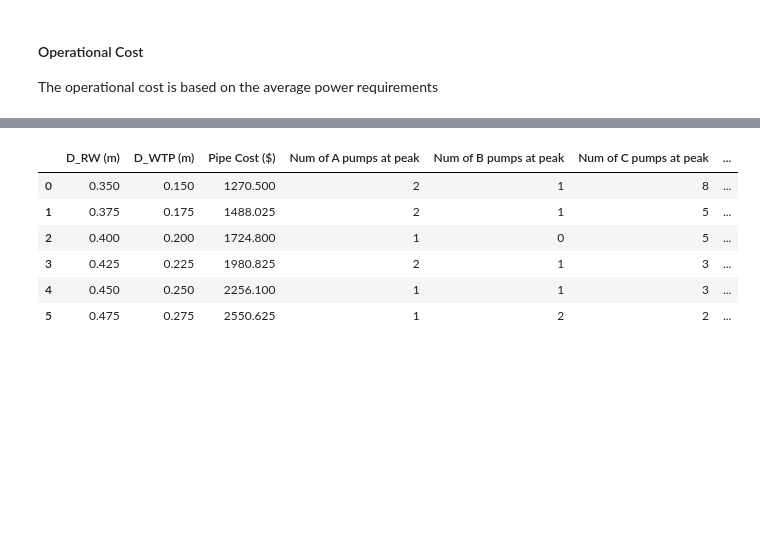
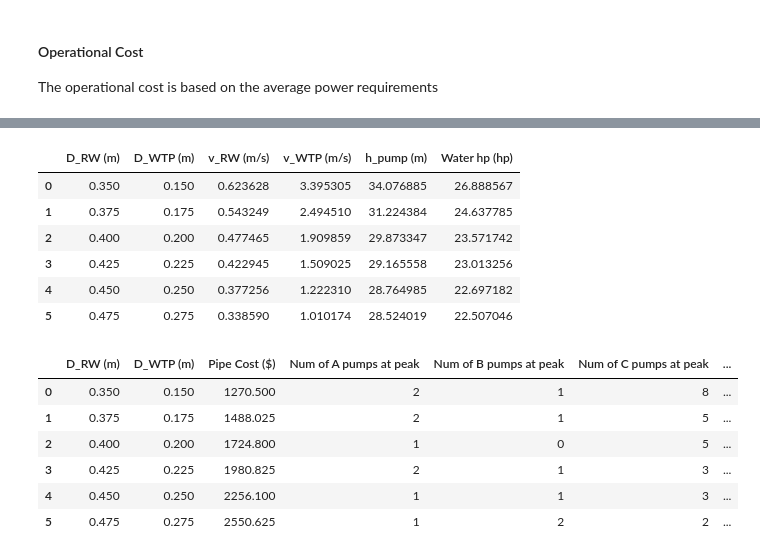
Before and after one commit to E-Lombo/fluids-project, a Jupyter notebook: Task-3.ipynb, the cells around one changed output, grey strips where cells are left out. Cells and saved outputs as stored; diff of their text form; code cells hidden in the pictures; blank space fills up the shorter version.

```diff
--- a/Task-3.ipynb
+++ b/Task-3.ipynb
@@ -427,3 +415,13 @@ average
+# %%
+average[['D_RW (m)', 'D_WTP (m)', 'v_RW (m/s)', 'v_WTP (m/s)', 'h_pump (m)', 'Water hp (hp)']]
+# %% [output]
+|  | D_RW (m) | D_WTP (m) | v_RW (m/s) | v_WTP (m/s) | h_pump (m) | Water hp (hp) |
+| 0 | 0.350 | 0.150 | 0.623628 | 3.395305 | 34.076885 | 26.888567 |
+| 1 | 0.375 | 0.175 | 0.543249 | 2.494510 | 31.224384 | 24.637785 |
+| 2 | 0.400 | 0.200 | 0.477465 | 1.909859 | 29.873347 | 23.571742 |
+| 3 | 0.425 | 0.225 | 0.422945 | 1.509025 | 29.165558 | 23.013256 |
+| 4 | 0.450 | 0.250 | 0.377256 | 1.222310 | 28.764985 | 22.697182 |
+| 5 | 0.475 | 0.275 | 0.338590 | 1.010174 | 28.524019 | 22.507046 |
 # %%
 cost
 # %% [output]
```
Also changed, not shown: parts of 3 cells of this notebook.
